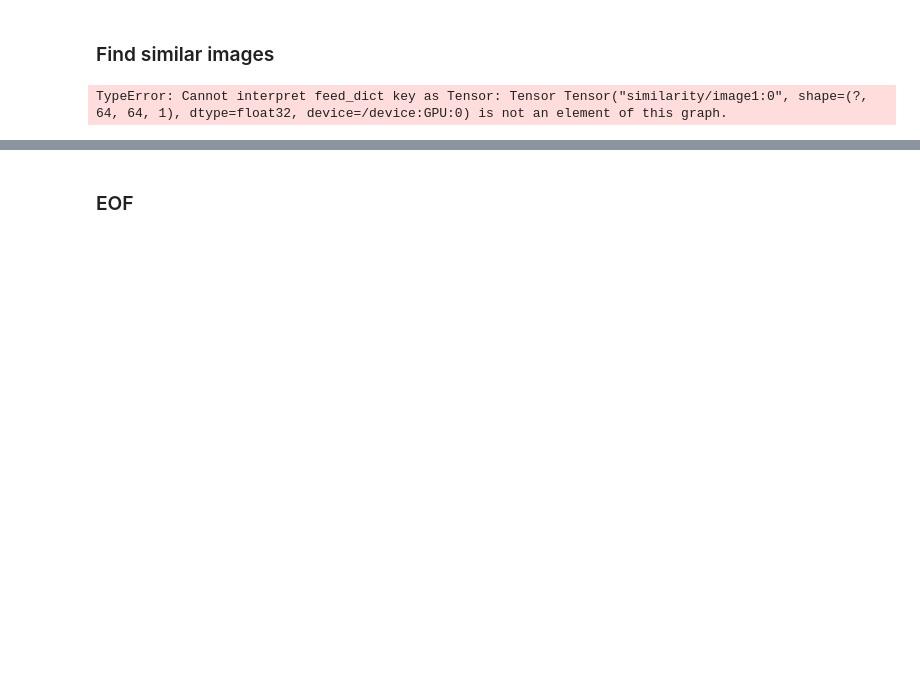
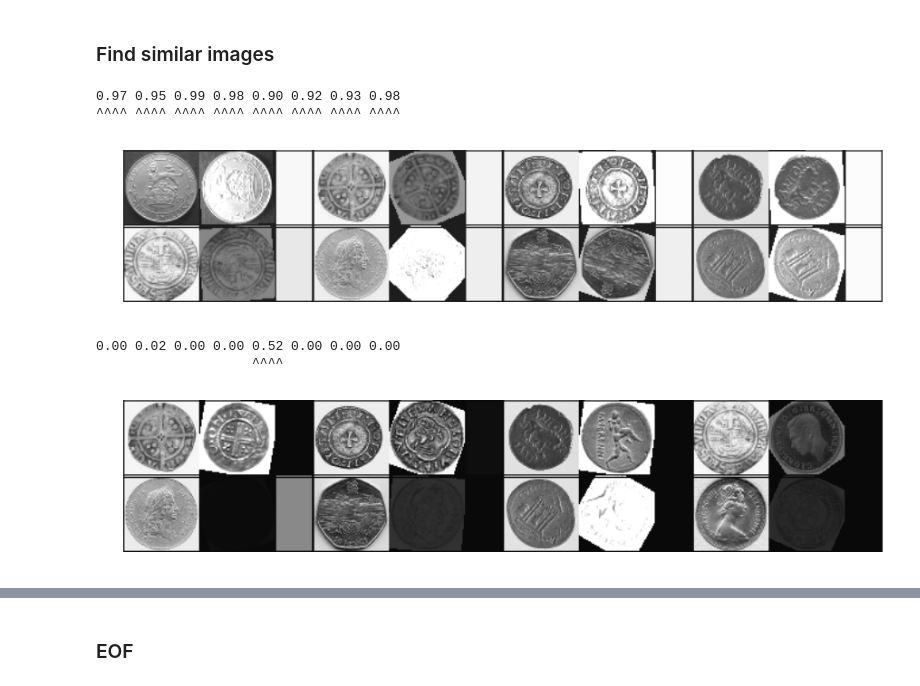
Before and after one commit to RomanKoshelev/deepcoins, a Jupyter notebook: src/experiments/similarity.ipynb, the cells around one changed output, grey strips where cells are left out. Saved outputs shown, nothing was run; the diff lists cells and outputs as text; code cells hidden in the pictures; blank space fills up the shorter version.

Commit message:
trained augmentation

```diff
--- a/src/experiments/similarity.ipynb
+++ b/src/experiments/similarity.ipynb
@@ -237,11 +216,12 @@ Wall time: 3.26 s
 %%time
 
 
-def get_similarity(img1, img2):
+def get_similarity(img1, img2, use_aug):
     img1 = np.reshape(img1, [-1,]+image_shape)
     img2 = np.reshape(img2, [-1,]+image_shape)
-    for i in range(len(img2)):
-        img2[i] = augment(img2[i], use_cache = False)
+    if use_aug:
+        for i in range(len(img2)):
+            img2[i] = augment(img2[i], use_cache = False)
     pred = sess.run(pred_op, feed_dict = {
         image1_pl: img1,
         image2_pl: img2
@@ -250,10 +230,10 @@ def get_similarity(img1, img2):
     return sim
 
 
-def test_similarity(images1, images2, num):
+def test_similarity(images1, images2, num, use_aug=True):
     img1 = np.copy(images1[:num])
     img2 = np.copy(images2[:num])
-    sim = get_similarity(img1, img2)
+    sim = get_similarity(img1, img2, augment)
 
     print(' '.join(['%.2f'%s for s in sim]))
     print(' '.join(['^'*4 if s>.5 else ' '*4 for s in sim]))
@@ -261,32 +241,38 @@ def test_similarity(images1, images2, num):
     w  = image_shape[1]
     w3 = 32
     img1 = img1.reshape([num*h,w])
     img2 = img2.reshape([num*h,w])
     img3 = np.ones([num*h, w3])
     for i in range(num):
         s = sim[i]
         assert(0.<=s<=1.)
         img3[i*h:i*h+h] = s
 
     img1[:,0] = 0
     img3[:,w3-1] = 0
     img3[:,0] = 0
     sheet = np.concatenate([img1, img2, img3], axis=1)
     sheet[np.arange(0,h*num,h)-1,:] = 0
     sheet[np.arange(0,h*num,h)+1,:] = 0
     cols = 4
     sheet = np.minimum(sheet, 1)
     show_images(images=sheet, image_shape=[h, 2*w+w3], cols=cols, rows=num//cols)
 
 num = 8
 shift = np.random.randint(data_size-2*num)
 test_similarity(
     images1  = test_images[shift:],
     images2  = test_images[shift:],
     num      = num)
 test_similarity(
     images1  = test_images[shift+1:],
     images2  = train_images[shift:],
-    num      = num)
+    num      = num,
+    use_aug  = False)
 # %% [output]
-TypeError: Cannot interpret feed_dict key as Tensor: Tensor Tensor("similarity/image1:0", shape=(?, 64, 64, 1), dtype=float32, device=/device:GPU:0) is not an element of this graph.
+0.97 0.95 0.99 0.98 0.90 0.92 0.93 0.98
+^^^^ ^^^^ ^^^^ ^^^^ ^^^^ ^^^^ ^^^^ ^^^^
+[figure, added]
+0.00 0.02 0.00 0.00 0.52 0.00 0.00 0.00
+                    ^^^^
+[figure, added]
```
Also changed, not shown: parts of 4 cells of this notebook.
